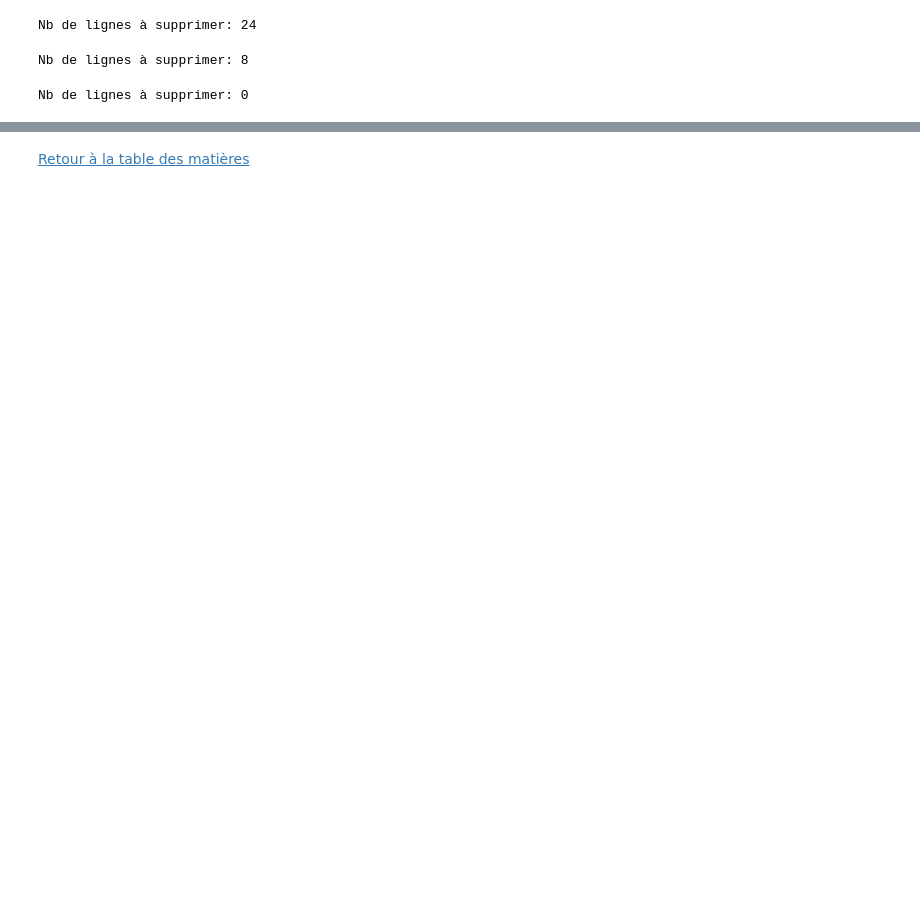
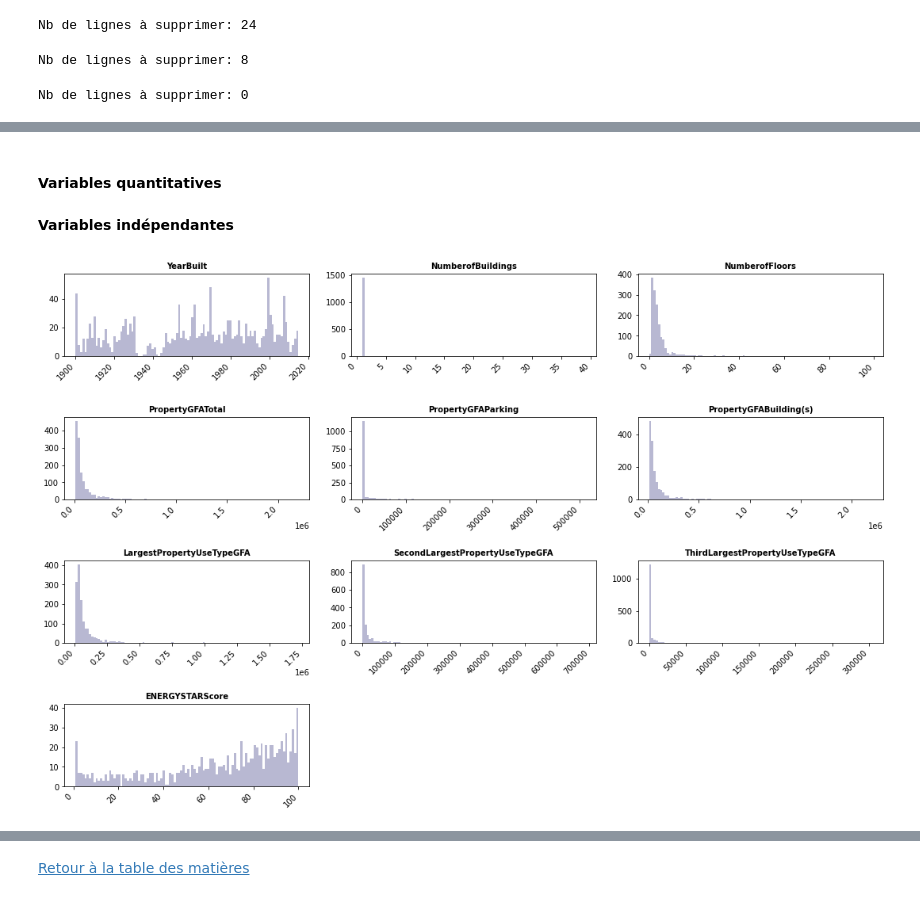
Before and after one commit to Milie-Mimi/-OC_DS_Project4, a Jupyter notebook: Pélec_01_notebook.ipynb, the cells around one changed output, grey strips where cells are left out. Cells and saved outputs as stored; diff of their text form; code cells hidden in the pictures; blank space fills up the shorter version.

```diff
--- a/Pélec_01_notebook.ipynb
+++ b/Pélec_01_notebook.ipynb
@@ -665,0 +549,4 @@ Name: GFAParking%, dtype: float64
+# %%
+# Imputation des variables SecondLargestPropertyUseTypeGFA et ThirdLargestPropertyUseTypeGFA par la constante 0
+data_clean[['SecondLargestPropertyUseTypeGFA', 'ThirdLargestPropertyUseTypeGFA']] = data_clean[['SecondLargestPropertyUseTypeGFA',
+                                                                                          'ThirdLargestPropertyUseTypeGFA']].fillna(0)
@@ -665,0 +590,9 @@ Name: GFAParking%, dtype: float64
+# %%
+# Steam
+data_clean['Steam%'] = ((data_clean['SteamUse(kBtu)']/data_clean['SiteEnergyUse(kBtu)'])*100).apply(ceil)
+
+# Electricity
+data_clean['Electricity%'] = ((data_clean['Electricity(kBtu)']/data_clean['SiteEnergyUse(kBtu)'])*100).apply(ceil)
+
+# Natural Gas
+data_clean['Gas%'] = ((data_clean['NaturalGas(kBtu)']/data_clean['SiteEnergyUse(kBtu)'])*100).apply(ceil)
@@ -665,0 +608,26 @@ Name: GFAParking%, dtype: float64
+# %%
+# Création variable indiquant le type d'énergie principal
+data_clean['MainEnergyUsed'] = data_clean[['Steam%', 'Electricity%', 'Gas%']].idxmax(axis = 1)
+data_clean['MainEnergyUsed'] = data_clean['MainEnergyUsed'].replace('\%','',regex=True).astype(object)
+# %%
+# Dataset réduit des features
+data_clean = data_clean[['OSEBuildingID', 'DataYear', 'BuildingType', 'PrimaryPropertyType', 'CouncilDistrictCode',
+                         'Neighborhood', 'YearBuilt', 'NumberofBuildings', 'NumberofFloors', 'PropertyGFATotal',
+                         'PropertyGFAParking', 'PropertyGFABuilding(s)', 'ListOfAllPropertyUseTypes',
+                         'LargestPropertyUseType', 'LargestPropertyUseTypeGFA', 'SecondLargestPropertyUseType',
+                         'SecondLargestPropertyUseTypeGFA', 'ThirdLargestPropertyUseType', 'ThirdLargestPropertyUseTypeGFA',
+                         'ENERGYSTARScore', 'ComplianceStatus', 'Outlier', 'MainEnergyUsed',
+                         'SiteEnergyUse(kBtu)', 'TotalGHGEmissions']]
+# %% [markdown]
+#### Variables quantitatives
+# %% [markdown]
+**Variables indépendantes**
+# %%
+col_quanti = ['YearBuilt', 'NumberofBuildings', 'NumberofFloors', 'PropertyGFATotal',
+              'PropertyGFAParking', 'PropertyGFABuilding(s)', 'LargestPropertyUseTypeGFA',
+              'SecondLargestPropertyUseTypeGFA', 'ThirdLargestPropertyUseTypeGFA', 'ENERGYSTARScore']
+
+fig = plt.figure(figsize=(15,12))
+univariate_plots_hist(data_clean, col_quanti, 5, 3, 100)
+# %% [output]
+[figure, added]
```
Also changed, not shown: parts of 224 cells of this notebook.
